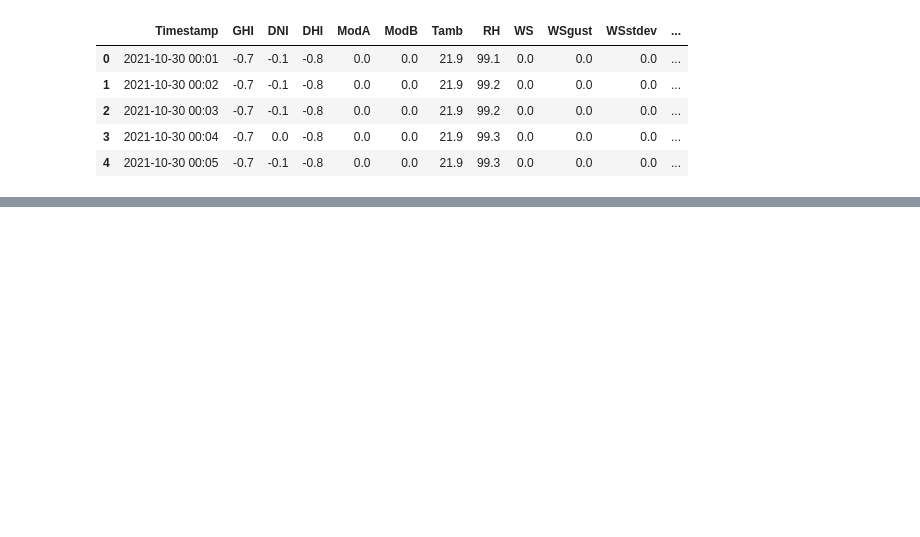
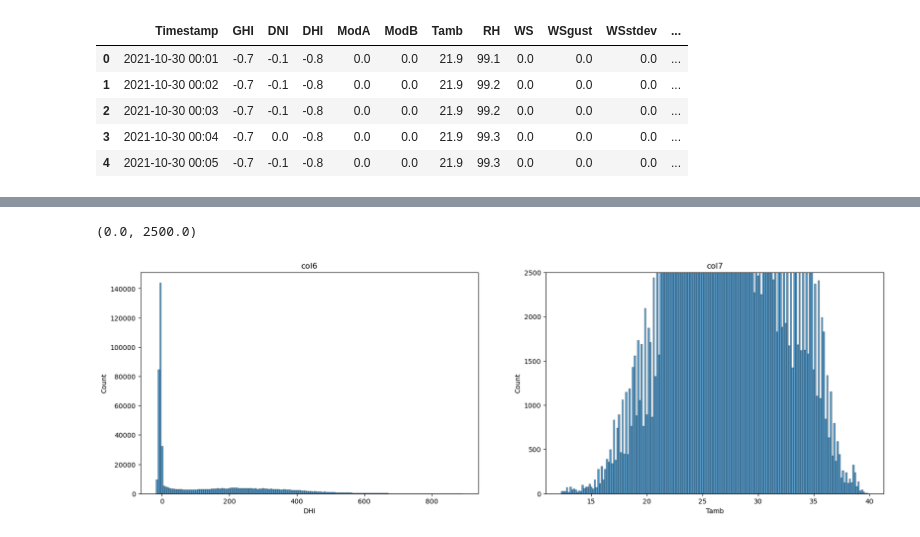
Before and after one commit to thomas1y/Solar-radiation-week-0, a Jupyter notebook: notebooks/EDA Analysis.ipynb, the cells around one changed output, grey strips where cells are left out. Cells and saved outputs as stored; diff of their text form; code cells hidden in the pictures; blank space fills up the shorter version.

```diff
--- a/notebooks/EDA Analysis.ipynb
+++ b/notebooks/EDA Analysis.ipynb
@@ -16,0 +161,10 @@ data.head()
+# %%
+fig, ax=plt.subplots(1,2, figsize=(20, 6))
+sns.histplot(data['DHI'], ax=ax[0])
+ax[0].set_title("col6")
+sns.histplot(data['Tamb'], ax=ax[1])
+ax[1].set_title("col7")
+plt.ylim(0, 2500)
+# %% [output]
+(0.0, 2500.0)
+[figure, added]
```
Also changed, not shown: parts of 18 cells of this notebook, 6 other files.
